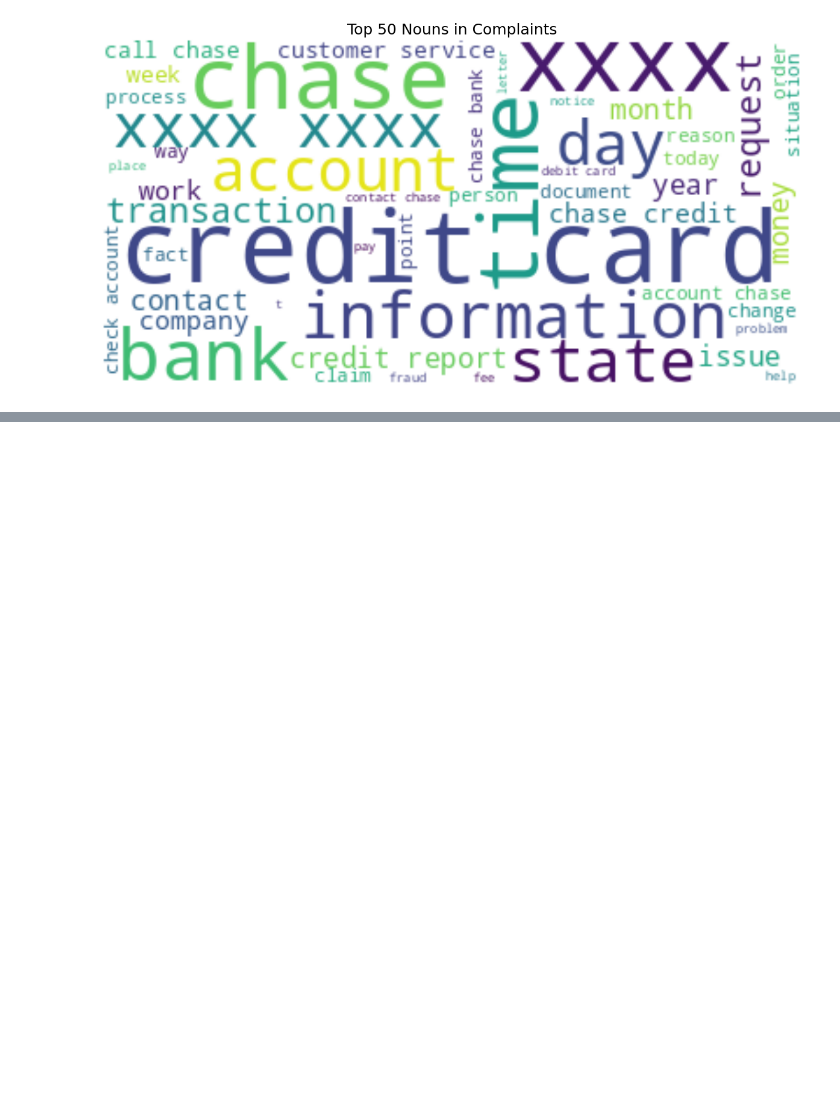
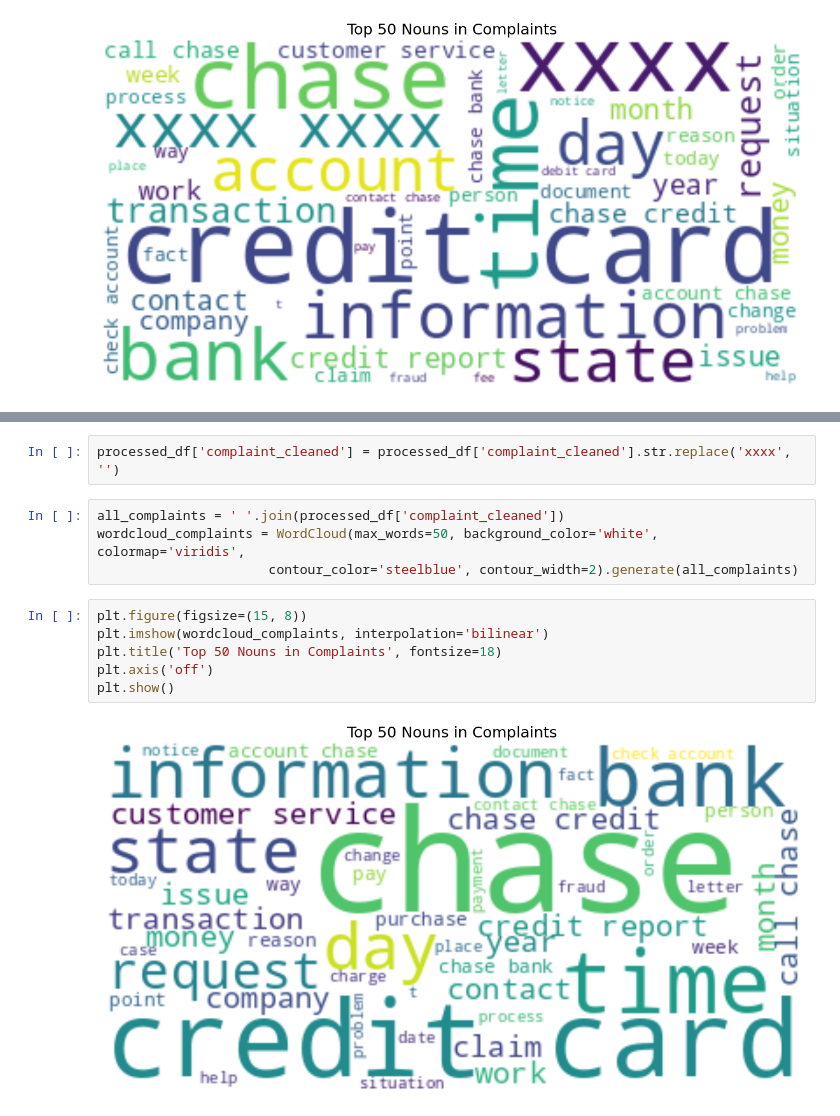
Before and after one commit to bhutto17/Automated-Customer-Complaints-Classification-Leveraging-NLP-and-Machine-Learning, a Jupyter notebook: Automated Customer Complaints Classification Leveraging NLP and Machinne Learning.ipynb, the cells around one changed output, grey strips where cells are left out. Cells and saved outputs as stored; diff of their text form; blank space fills up the shorter version.

```diff
--- a/Automated Customer Complaints Classification Leveraging NLP and Machinne Learning.ipynb
+++ b/Automated Customer Complaints Classification Leveraging NLP and Machinne Learning.ipynb
@@ -442,0 +529,14 @@ plt.show()
+# %%
+processed_df['complaint_cleaned'] = processed_df['complaint_cleaned'].str.replace('xxxx', '')
+# %%
+all_complaints = ' '.join(processed_df['complaint_cleaned'])
+wordcloud_complaints = WordCloud(max_words=50, background_color='white', colormap='viridis',
+                      contour_color='steelblue', contour_width=2).generate(all_complaints)
+# %%
+plt.figure(figsize=(15, 8))
+plt.imshow(wordcloud_complaints, interpolation='bilinear')
+plt.title('Top 50 Nouns in Complaints', fontsize=18)
+plt.axis('off')
+plt.show()
+# %% [output]
+[figure, added]
```
Also changed, not shown: parts of 6 cells of this notebook.
